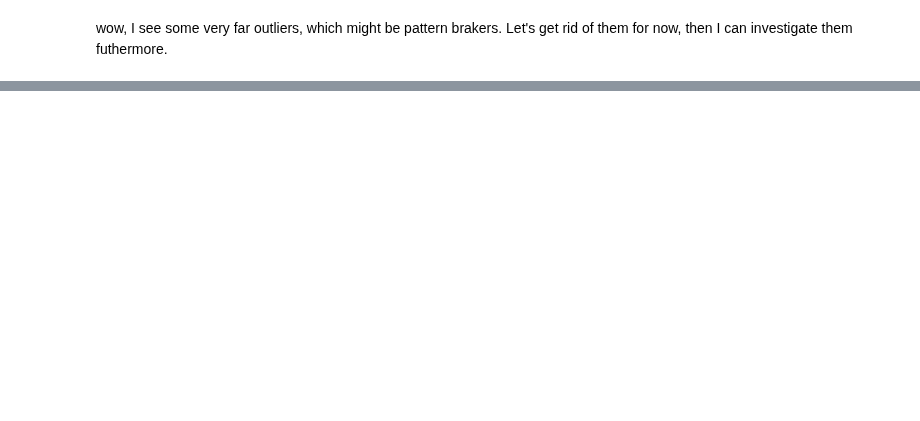
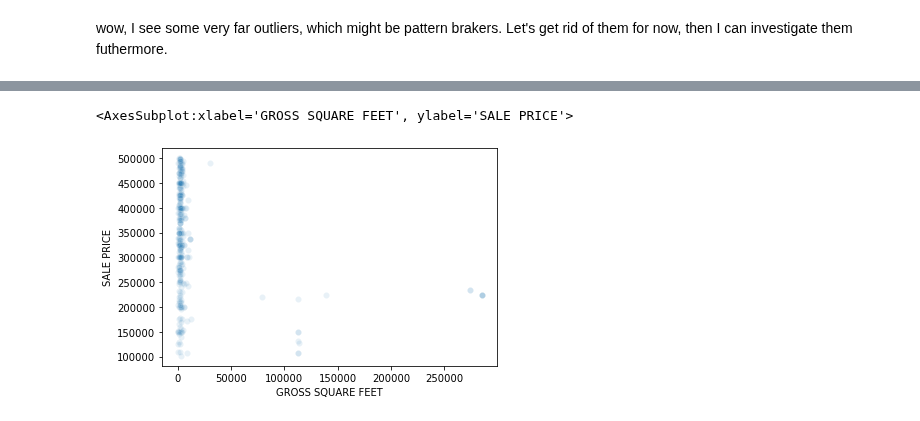
Before and after one commit to Gaukhar-ai/for_my_Thinkful_work, a Jupyter notebook: capstone/Real_Estate_sale_price_prediction_NYC.ipynb, the cells around one changed output, grey strips where cells are left out. Saved outputs shown, nothing was run; the diff lists cells and outputs as text; code cells hidden in the pictures; blank space fills up the shorter version.

```diff
--- a/capstone/Real_Estate_sale_price_prediction_NYC.ipynb
+++ b/capstone/Real_Estate_sale_price_prediction_NYC.ipynb
@@ -265,0 +268,5 @@ sns.distplot(sales)
+# %%
+sns.scatterplot('GROSS SQUARE FEET', 'SALE PRICE', data=df, alpha = 0.1)
+# %% [output]
+<AxesSubplot:xlabel='GROSS SQUARE FEET', ylabel='SALE PRICE'>
+[figure, added]
```
Also changed, not shown: parts of 42 cells of this notebook.
